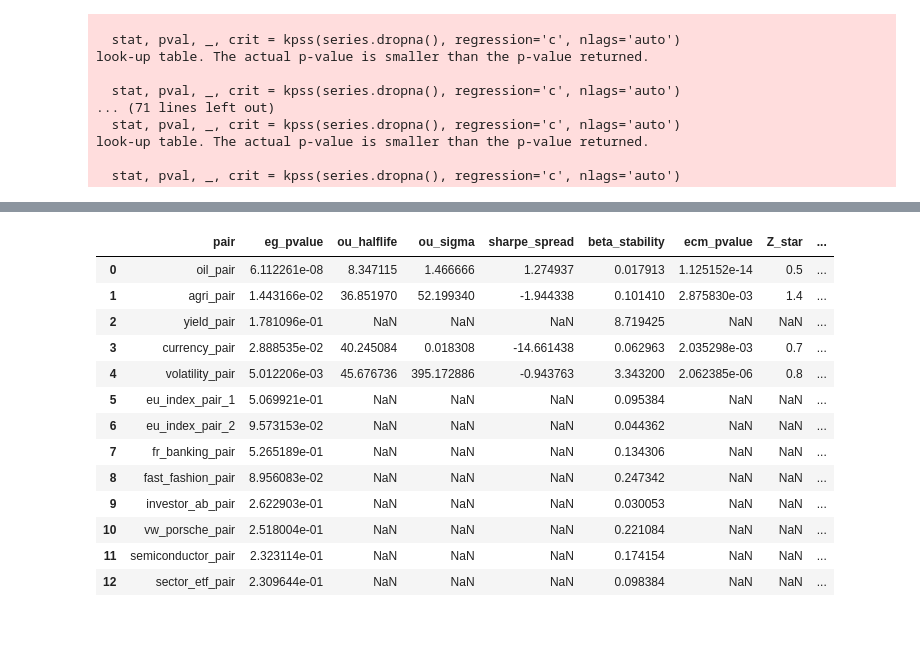
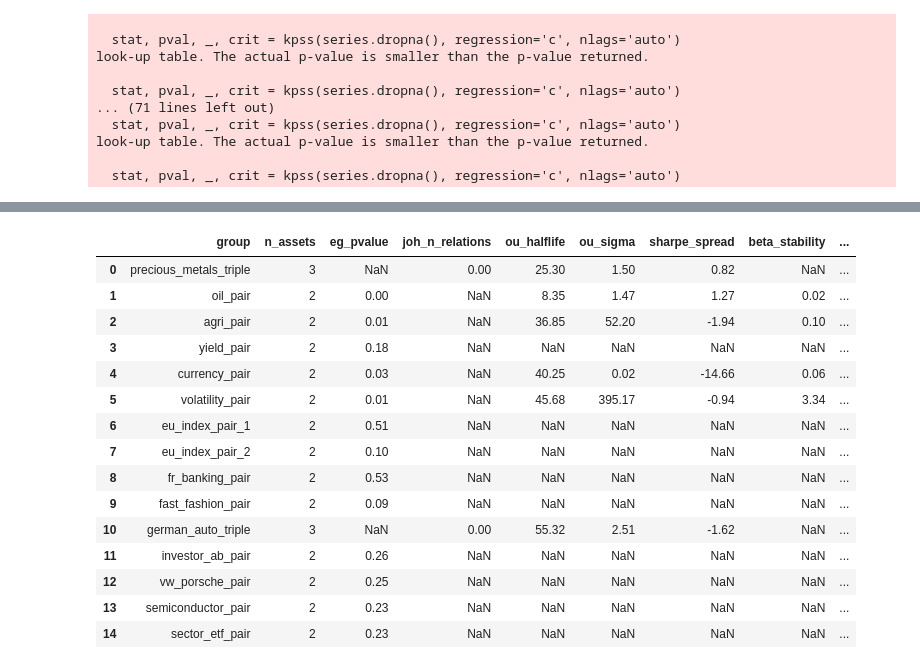
Before and after one commit to gustavlan/cointegration-analysis, a Jupyter notebook: notebook.ipynb, the cells around one changed output, grey strips where cells are left out. Drawn from its saved outputs; the diff is of its cells as text; code cells hidden in the pictures; blank space fills up the shorter version.

```diff
--- a/notebook.ipynb
+++ b/notebook.ipynb
@@ -58,11 +58,20 @@ The hypotheses reverse those of the ADF:
 
 This section performs the statistical tests and threshold optimization for the downloaded asset groups.
 # %%
+import os
 from datetime import datetime, timedelta
+
 import pandas as pd
+import matplotlib.pyplot as plt
+import statsmodels.api as sm
+
 from data_download import fetch_asset_data
 from coint_tests import analyze_error_correction_model, matrix_ols_regression, adf_results, kpss_results, engle_granger, analyze_error_correction_model, ou_params, johansen, kalman_hedge, select_var_order, subsample_cointegration
-from pair_selection_summary import assemble_pair_summary
+from pair_selection_summary import assemble_group_summary
+from threshold_optimization import optimize_thresholds, plot_threshold_tradeoff
+
+
+pd.set_option('display.float_format', '{:.2f}'.format)
 # %%
 end_date   = datetime.now()
 start_date = end_date - timedelta(days=5*365)
@@ -200,19 +191,21 @@ summary_df
 # %%
-summary = assemble_pair_summary(all_data)
+summary = assemble_group_summary(all_data)
 
 summary
 # %% [output]
-|  | pair | eg_pvalue | ou_halflife | ou_sigma | sharpe_spread | beta_stability | ecm_pvalue | Z_star | ... |
-| 0 | oil_pair | 6.112261e-08 | 8.347115 | 1.466666 | 1.274937 | 0.017913 | 1.125152e-14 | 0.5 | ... |
-| 1 | agri_pair | 1.443166e-02 | 36.851970 | 52.199340 | -1.944338 | 0.101410 | 2.875830e-03 | 1.4 | ... |
-| 2 | yield_pair | 1.781096e-01 | NaN | NaN | NaN | 8.719425 | NaN | NaN | ... |
-| 3 | currency_pair | 2.888535e-02 | 40.245084 | 0.018308 | -14.661438 | 0.062963 | 2.035298e-03 | 0.7 | ... |
-| 4 | volatility_pair | 5.012206e-03 | 45.676736 | 395.172886 | -0.943763 | 3.343200 | 2.062385e-06 | 0.8 | ... |
-| 5 | eu_index_pair_1 | 5.069921e-01 | NaN | NaN | NaN | 0.095384 | NaN | NaN | ... |
-| 6 | eu_index_pair_2 | 9.573153e-02 | NaN | NaN | NaN | 0.044362 | NaN | NaN | ... |
-| 7 | fr_banking_pair | 5.265189e-01 | NaN | NaN | NaN | 0.134306 | NaN | NaN | ... |
-| 8 | fast_fashion_pair | 8.956083e-02 | NaN | NaN | NaN | 0.247342 | NaN | NaN | ... |
-| 9 | investor_ab_pair | 2.622903e-01 | NaN | NaN | NaN | 0.030053 | NaN | NaN | ... |
-| 10 | vw_porsche_pair | 2.518004e-01 | NaN | NaN | NaN | 0.221084 | NaN | NaN | ... |
-| 11 | semiconductor_pair | 2.323114e-01 | NaN | NaN | NaN | 0.174154 | NaN | NaN | ... |
-| 12 | sector_etf_pair | 2.309644e-01 | NaN | NaN | NaN | 0.098384 | NaN | NaN | ... |
+|  | group | n_assets | eg_pvalue | joh_n_relations | ou_halflife | ou_sigma | sharpe_spread | beta_stability | ... |
+| 0 | precious_metals_triple | 3 | NaN | 0.00 | 25.30 | 1.50 | 0.82 | NaN | ... |
+| 1 | oil_pair | 2 | 0.00 | NaN | 8.35 | 1.47 | 1.27 | 0.02 | ... |
+| 2 | agri_pair | 2 | 0.01 | NaN | 36.85 | 52.20 | -1.94 | 0.10 | ... |
+| 3 | yield_pair | 2 | 0.18 | NaN | NaN | NaN | NaN | NaN | ... |
+| 4 | currency_pair | 2 | 0.03 | NaN | 40.25 | 0.02 | -14.66 | 0.06 | ... |
+| 5 | volatility_pair | 2 | 0.01 | NaN | 45.68 | 395.17 | -0.94 | 3.34 | ... |
+| 6 | eu_index_pair_1 | 2 | 0.51 | NaN | NaN | NaN | NaN | NaN | ... |
+| 7 | eu_index_pair_2 | 2 | 0.10 | NaN | NaN | NaN | NaN | NaN | ... |
+| 8 | fr_banking_pair | 2 | 0.53 | NaN | NaN | NaN | NaN | NaN | ... |
+| 9 | fast_fashion_pair | 2 | 0.09 | NaN | NaN | NaN | NaN | NaN | ... |
+| 10 | german_auto_triple | 3 | NaN | 0.00 | 55.32 | 2.51 | -1.62 | NaN | ... |
+| 11 | investor_ab_pair | 2 | 0.26 | NaN | NaN | NaN | NaN | NaN | ... |
+| 12 | vw_porsche_pair | 2 | 0.25 | NaN | NaN | NaN | NaN | NaN | ... |
+| 13 | semiconductor_pair | 2 | 0.23 | NaN | NaN | NaN | NaN | NaN | ... |
+| 14 | sector_etf_pair | 2 | 0.23 | NaN | NaN | NaN | NaN | NaN | ... |
```
Also changed, not shown: parts of 5 cells of this notebook, 4 other files.
